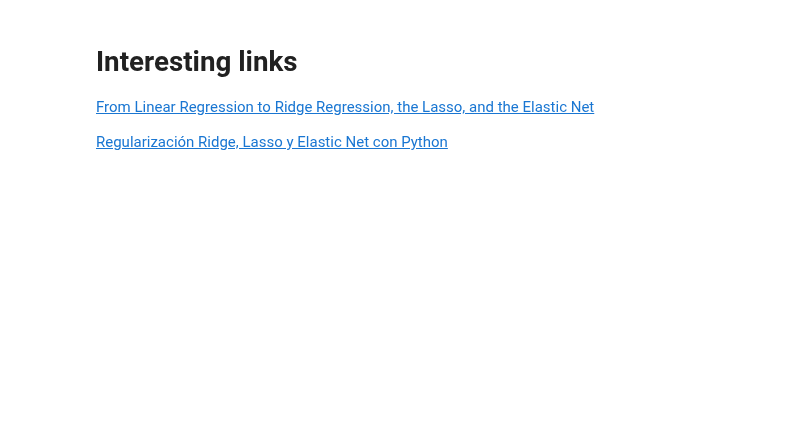
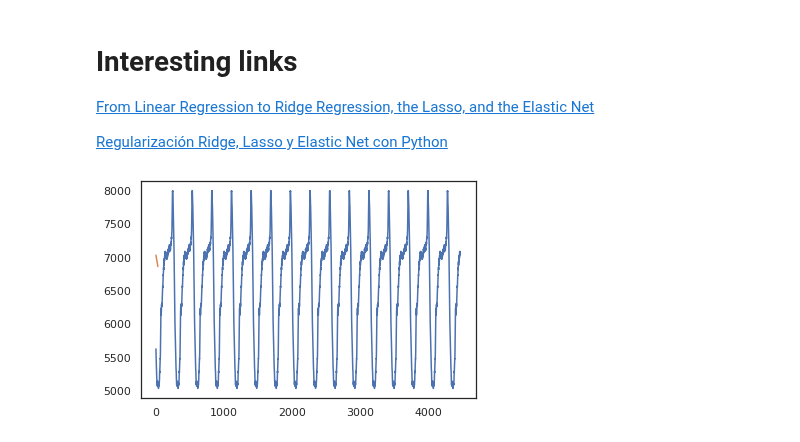
Before and after one commit to urieliram/analog, a Jupyter notebook: Holt-Winters.ipynb, the cells around one changed output. Saved outputs shown, nothing was run; the diff lists cells and outputs as text; code cells hidden in the pictures; blank space fills up the shorter version.

```diff
--- a/Holt-Winters.ipynb
+++ b/Holt-Winters.ipynb
@@ -852,0 +999,88 @@ plt.show()
+# %%
+##https://www.statsmodels.org/dev/examples/notebooks/generated/exponential_smoothing.html#Holt%E2%80%99s-Winters-Seasonal
+import os
+import numpy as np
+import pandas as pd
+import matplotlib.pyplot as plt
+from statsmodels.tsa.api import ExponentialSmoothing, SimpleExpSmoothing, Holt
+
+%matplotlib inline
+fit1 = ExponentialSmoothing(
+    a,
+    seasonal_periods=4,
+    trend="add",
+    seasonal="add",
+    use_boxcox=True,
+    initialization_method="estimated",
+).fit()
+fit2 = ExponentialSmoothing(
+    a,
+    seasonal_periods=4,
+    trend="add",
+    seasonal="mul",
+    use_boxcox=True,
+    initialization_method="estimated",
+).fit()
+fit3 = ExponentialSmoothing(
+    a,
+    seasonal_periods=4,
+    trend="add",
+    seasonal="add",
+    damped_trend=True,
+    use_boxcox=True,
+    initialization_method="estimated",
+).fit()
+fit4 = ExponentialSmoothing(
+    a,
+    seasonal_periods=4,
+    trend="add",
+    seasonal="mul",
+    damped_trend=True,
+    use_boxcox=True,
+    initialization_method="estimated",
+).fit()
+results = pd.DataFrame(
+    index=[r"$\alpha$", r"$\beta$", r"$\phi$", r"$\gamma$", r"$l_0$", "$b_0$", "SSE"]
+)
+params = [
+    "smoothing_level",
+    "smoothing_trend",
+    "damping_trend",
+    "smoothing_seasonal",
+    "initial_level",
+    "initial_trend",
+]
+results["Additive"] = [fit1.params[p] for p in params] + [fit1.sse]
+results["Multiplicative"] = [fit2.params[p] for p in params] + [fit2.sse]
+results["Additive Dam"] = [fit3.params[p] for p in params] + [fit3.sse]
+results["Multiplica Dam"] = [fit4.params[p] for p in params] + [fit4.sse]
+
+plt.plot(a)
+plt.plot(fit1.forecast(30))
+
+# ax = aust.plot(
+#     figsize=(10, 6),
+#     marker="o",
+#     color="black",
+#     title="Forecasts from Holt-Winters' multiplicative method",
+# )
+# ax.set_ylabel("International visitor night in Australia (millions)")
+# ax.set_xlabel("Year")
+# fit1.fittedvalues.plot(ax=ax, style="--", color="red")
+# fit2.fittedvalues.plot(ax=ax, style="--", color="green")
+
+# fit1.forecast(8).rename("Holt-Winters (add-add-seasonal)").plot(
+#     ax=ax, style="--", marker="o", color="red", legend=True
+# )
+# fit2.forecast(8).rename("Holt-Winters (add-mul-seasonal)").plot(
+#     ax=ax, style="--", marker="o", color="green", legend=True
+# )
+
+plt.show()
+# print(
+#     "Figure 7.6: Forecasting international visitor nights in Australia using Holt-Winters method with both additive and multiplicative seasonality."
+# )
+
+results
+# %% [output]
+[figure, added]
```
Also changed, not shown: parts of 15 cells of this notebook.
